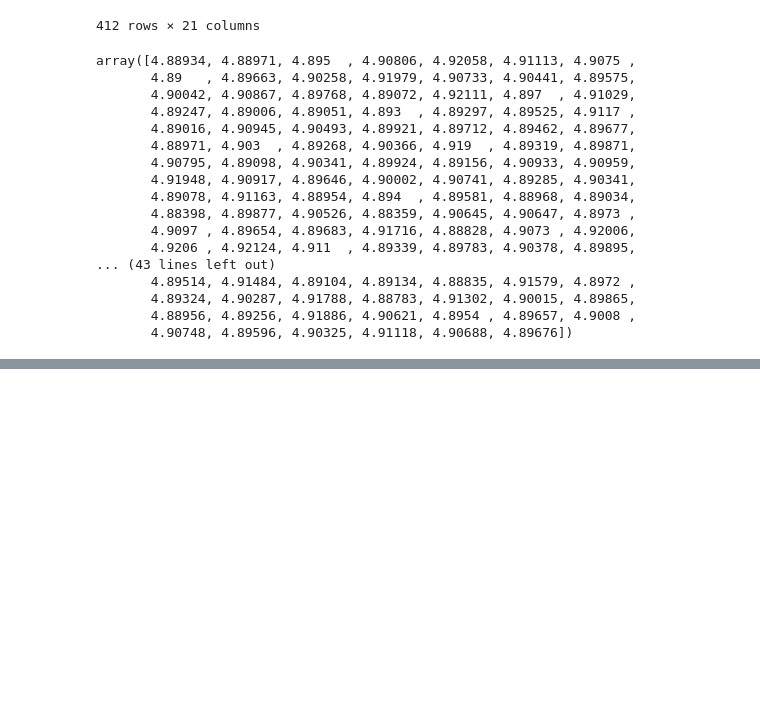
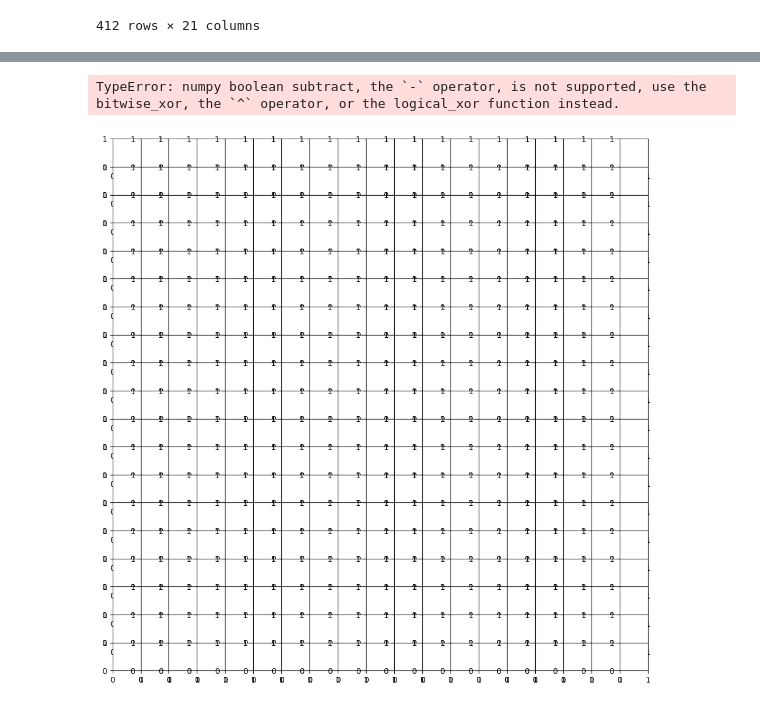
Before and after one commit to NikitaVarlamov/HoReCa_EDA, a Jupyter notebook: notebook.ipynb, the cells around one changed output, grey strips where cells are left out. Drawn from its saved outputs; the diff is of its cells as text; code cells hidden in the pictures; blank space fills up the shorter version.

```diff
--- a/notebook.ipynb
+++ b/notebook.ipynb
@@ -180,26 +177,6 @@ df_cluster_9
 | 2078 | Amsterdam | 1812.855904 | Entire home/apt | False | False | 4.0 | False | 0 | ... |
 | 2080 | Amsterdam | 728.798069 | Entire home/apt | False | False | 4.0 | True | 0 | ... |
 412 rows × 21 columns
-# %%
-np.array(df_cluster_9['lng'])
-# %% [output]
-array([4.88934, 4.88971, 4.895  , 4.90806, 4.92058, 4.91113, 4.9075 ,
-       4.89   , 4.89663, 4.90258, 4.91979, 4.90733, 4.90441, 4.89575,
-       4.90042, 4.90867, 4.89768, 4.89072, 4.92111, 4.897  , 4.91029,
-       4.89247, 4.89006, 4.89051, 4.893  , 4.89297, 4.89525, 4.9117 ,
-       4.89016, 4.90945, 4.90493, 4.89921, 4.89712, 4.89462, 4.89677,
-       4.88971, 4.903  , 4.89268, 4.90366, 4.919  , 4.89319, 4.89871,
-       4.90795, 4.89098, 4.90341, 4.89924, 4.89156, 4.90933, 4.90959,
-       4.91948, 4.90917, 4.89646, 4.90002, 4.90741, 4.89285, 4.90341,
-       4.89078, 4.91163, 4.88954, 4.894  , 4.89581, 4.88968, 4.89034,
-       4.88398, 4.89877, 4.90526, 4.88359, 4.90645, 4.90647, 4.8973 ,
-       4.9097 , 4.89654, 4.89683, 4.91716, 4.88828, 4.9073 , 4.92006,
-       4.9206 , 4.92124, 4.911  , 4.89339, 4.89783, 4.90378, 4.89895,
-... (43 lines left out)
-       4.89514, 4.91484, 4.89104, 4.89134, 4.88835, 4.91579, 4.8972 ,
-       4.89324, 4.90287, 4.91788, 4.88783, 4.91302, 4.90015, 4.89865,
-       4.88956, 4.89256, 4.91886, 4.90621, 4.8954 , 4.89657, 4.9008 ,
-       4.90748, 4.89596, 4.90325, 4.91118, 4.90688, 4.89676])
 # %%
 #Визуализация выбранного кластера на карте
 
@@ -239,3 +216,9 @@ folium.LayerControl().add_to(m2)
 m2
 # %% [output]
 [interactive output not drawn]
+# %%
+
+pd.plotting.scatter_matrix(df, figsize=(12, 12))
+# %% [output]
+TypeError: numpy boolean subtract, the `-` operator, is not supported, use the bitwise_xor, the `^` operator, or the logical_xor function instead.
+[figure, added]
```
Also changed, not shown: parts of 11 cells of this notebook, 1 other file.
